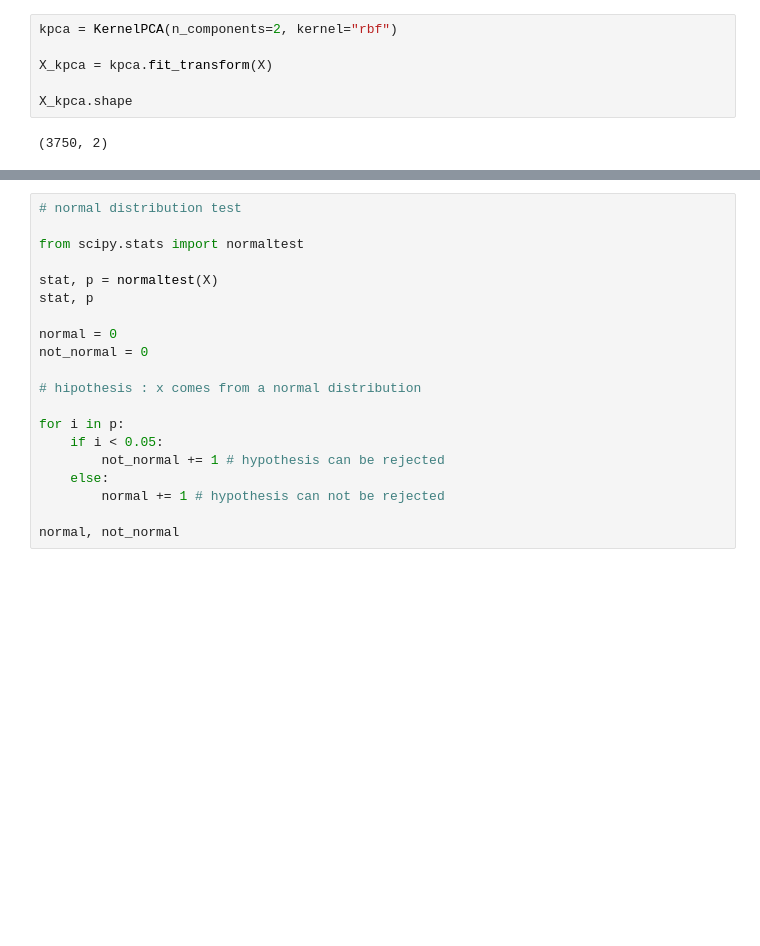
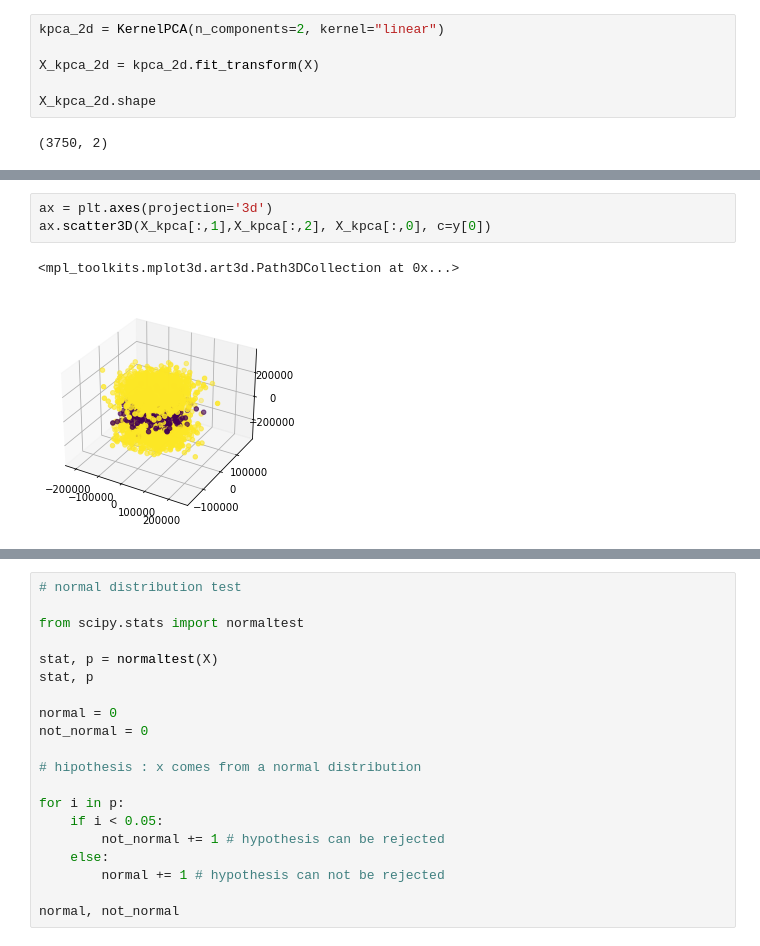
Before and after one commit to MLBartkowiakChojnacki/ML_PROJECT_2022, a Jupyter notebook: notebooks/grid-search.ipynb, the cells around one changed output, grey strips where cells are left out. Saved outputs shown, nothing was run; the diff lists cells and outputs as text; blank space fills up the shorter version.

```diff
--- a/notebooks/grid-search.ipynb
+++ b/notebooks/grid-search.ipynb
@@ -29,8 +35,8 @@ y = instructions.load_csv(data_directory, 'train_labels')
 # %%
-kpca = KernelPCA(n_components=2, kernel="rbf")
+kpca_2d = KernelPCA(n_components=2, kernel="linear")
 
-X_kpca = kpca.fit_transform(X)
+X_kpca_2d = kpca_2d.fit_transform(X)
 
-X_kpca.shape
+X_kpca_2d.shape
 # %% [output]
 (3750, 2)
@@ -41,0 +65,6 @@ ValueError: 'color' kwarg must be a color or sequence of color specs.  For a seq
+# %%
+ax = plt.axes(projection='3d')
+ax.scatter3D(X_kpca[:,1],X_kpca[:,2], X_kpca[:,0], c=y[0])
+# %% [output]
+<mpl_toolkits.mplot3d.art3d.Path3DCollection at 0x...>
+[figure, added]
```
Also changed, not shown: parts of 7 cells of this notebook, 1 other file.
